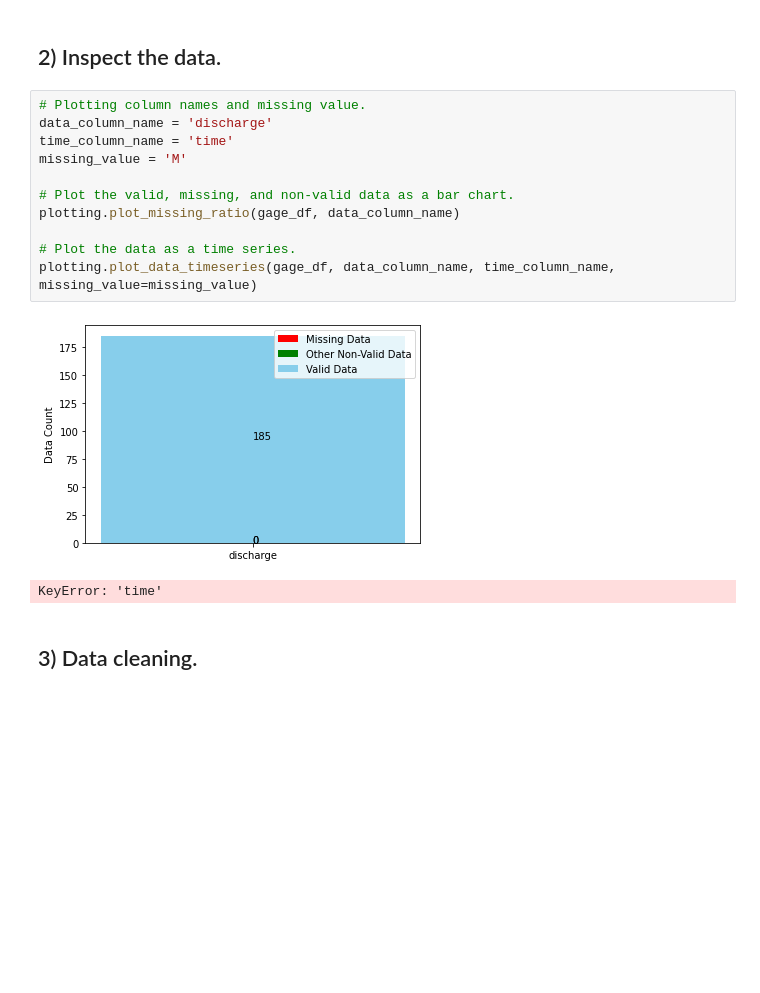
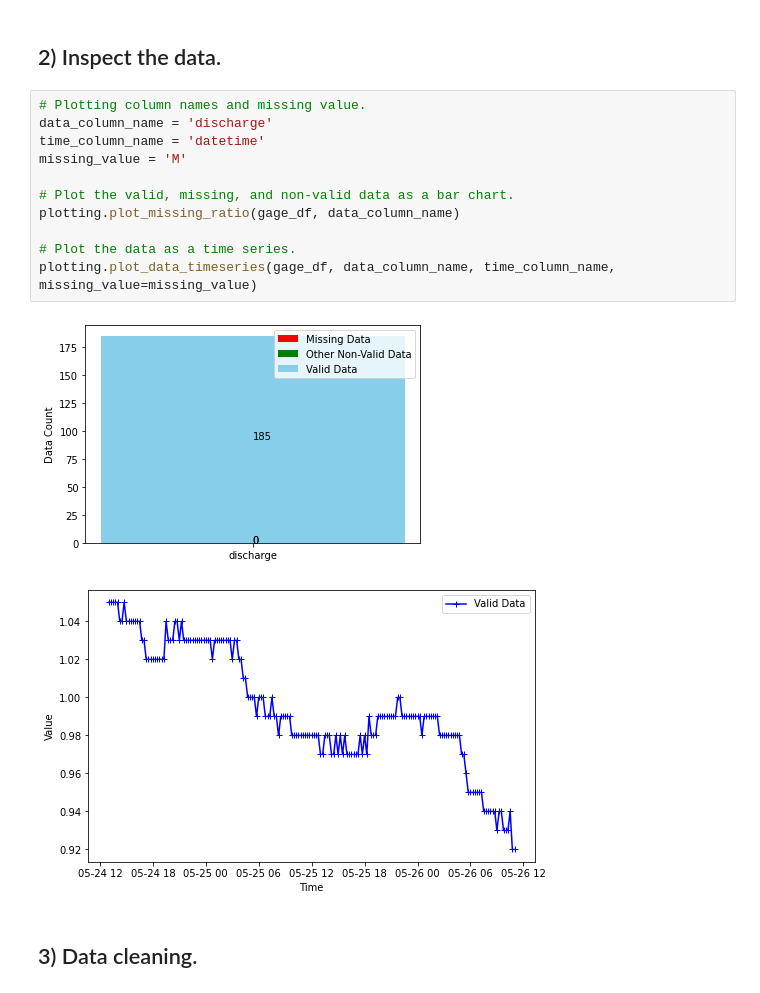
Before and after one commit to alex-l-young/pydrology, a Jupyter notebook: Examples/usgs_data_request.ipynb, the cells around one changed output. Drawn from its saved outputs; the diff is of its cells as text; blank space fills up the shorter version.

Commit message:
Update plotting to handle missing data warning.
Also update usgs example notebook with plots and resampling.

```diff
--- a/Examples/usgs_data_request.ipynb
+++ b/Examples/usgs_data_request.ipynb
@@ -55,17 +55,17 @@ gage_df.tail()
 # %%
 # Plotting column names and missing value.
 data_column_name = 'discharge'
-time_column_name = 'time'
+time_column_name = 'datetime'
 missing_value = 'M'
 
 # Plot the valid, missing, and non-valid data as a bar chart.
 plotting.plot_missing_ratio(gage_df, data_column_name)
 
 # Plot the data as a time series.
 plotting.plot_data_timeseries(gage_df, data_column_name, time_column_name, missing_value=missing_value)
 # %% [output]
 [figure]
-KeyError: 'time'
+[figure, added]
 # %% [markdown]
 ## 3) Data cleaning.
 # %%
```
Also changed, not shown: parts of 1 cell of this notebook, 1 other file.
